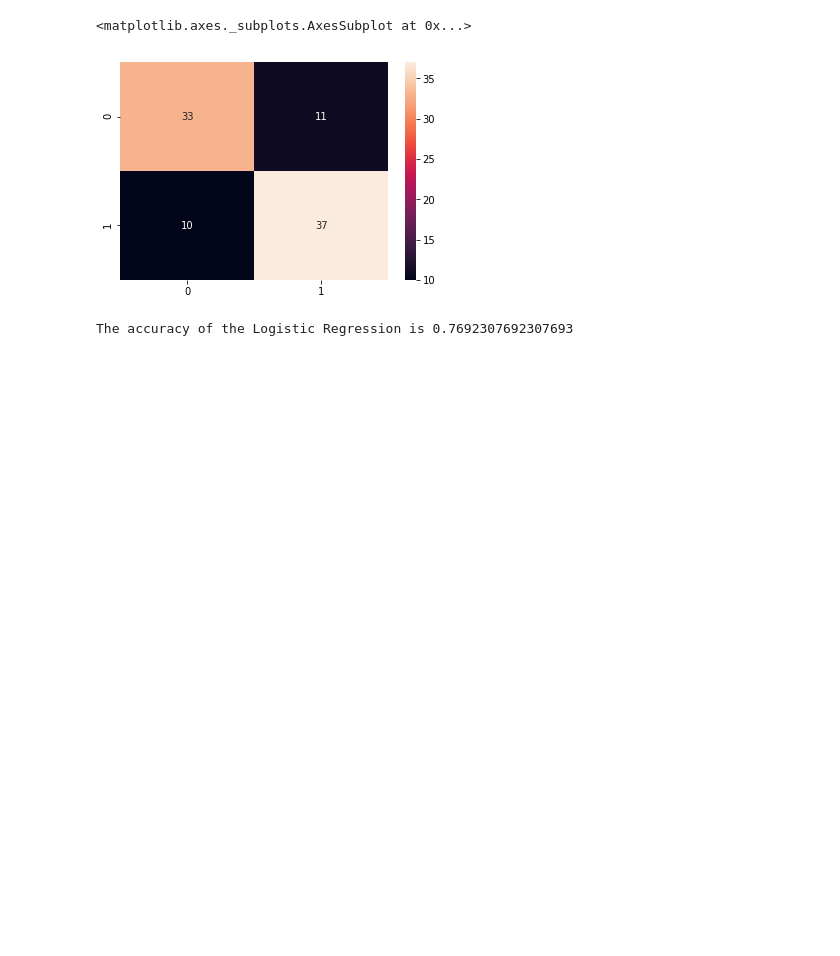
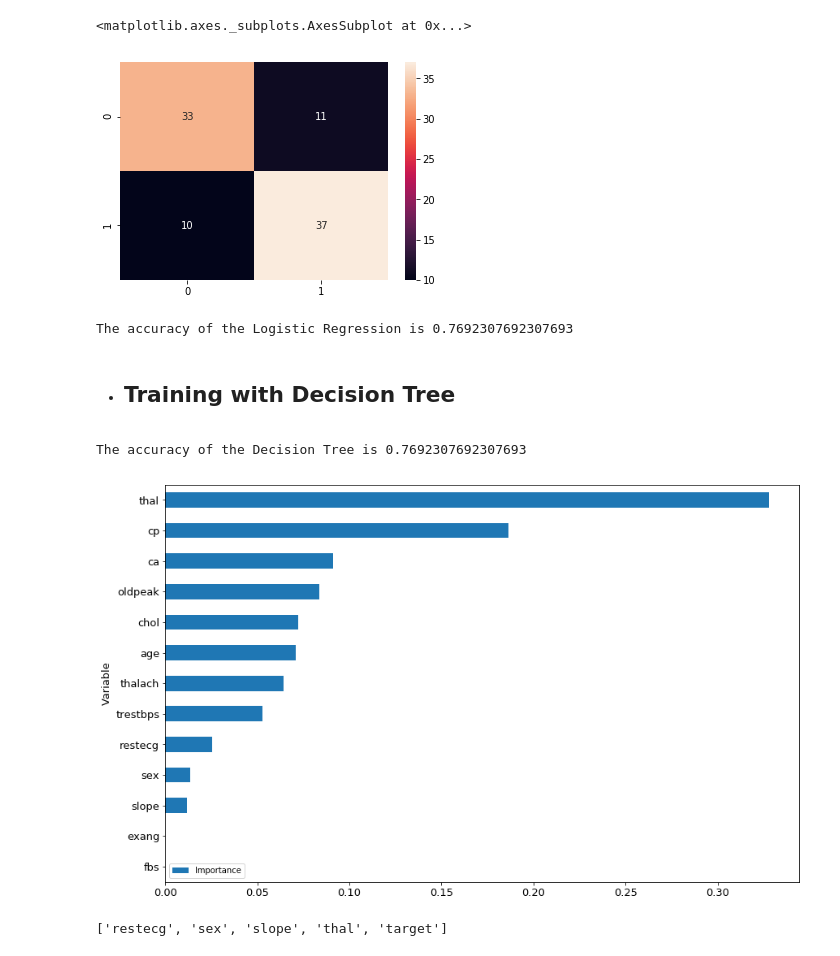
Before and after one commit to bradipo89/Supervised_Machine_Learning_Lessons, a Jupyter notebook: Cardio.ipynb, the cells around one changed output. Saved outputs shown, nothing was run; the diff lists cells and outputs as text; code cells hidden in the pictures; blank space fills up the shorter version.

```diff
--- a/Cardio.ipynb
+++ b/Cardio.ipynb
@@ -287,3 +271,33 @@ accuracymetrics.accuracy_score(pred_y,test_y)
 print('The accuracy of the Logistic Regression is',metrics.accuracy_score(pred_y,test_y))
 # %% [output]
 The accuracy of the Logistic Regression is 0.7692307692307693
+# %% [markdown]
+- ## Training with Decision Tree
+# %%
+train_X = train.drop('target',axis=1)# taking the training data features
+train_y=train.target# output of our training data
+test_X= test.drop('target',axis=1) # taking test data features
+test_y =test.target   #output value of test data
+# %%
+tree = DecisionTreeClassifier(max_depth=3)
+tree.fit(train_X, train_y)
+pred_y=tree.predict(test_X)
+# %%
+print('The accuracy of the Decision Tree is', metrics.accuracy_score(pred_y,test_y))
+# %% [output]
+The accuracy of the Decision Tree is 0.7692307692307693
+# %%
+features_imp = pd.DataFrame(
+    data=np.asarray([df.drop('target',axis=1).columns, tree.feature_importances_]).transpose(),
+    columns=['Variable','Importance'])
+# %%
+features_imp.set_index("Variable").sort_values(by="Importance").plot.barh(figsize=(14, 9))
+for item in ([plt.gca().title, plt.gca().xaxis.label, plt.gca().yaxis.label] +
+             plt.gca().get_xticklabels() + plt.gca().get_yticklabels()):
+    item.set_fontsize(13)
+# %% [output]
+[figure, added]
+# %%
+final_feat
+# %% [output]
+['restecg', 'sex', 'slope', 'thal', 'target']
```
Also changed, not shown: parts of 5 cells of this notebook.
